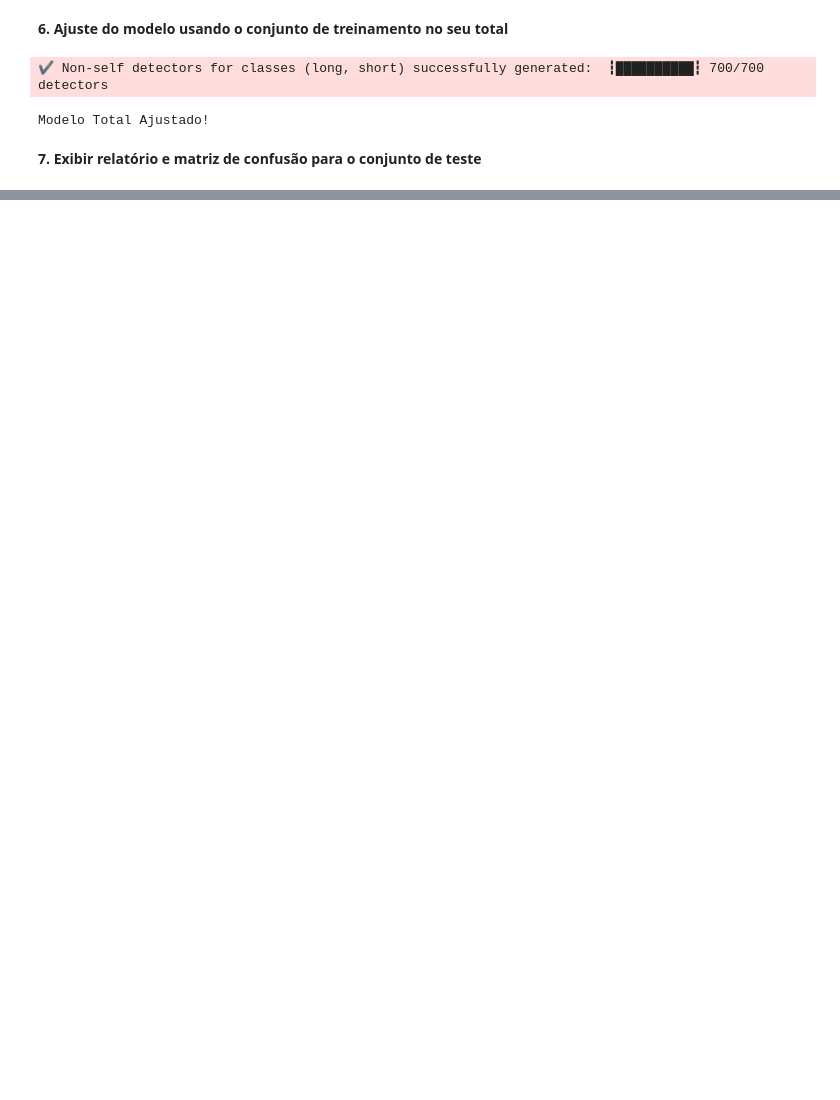
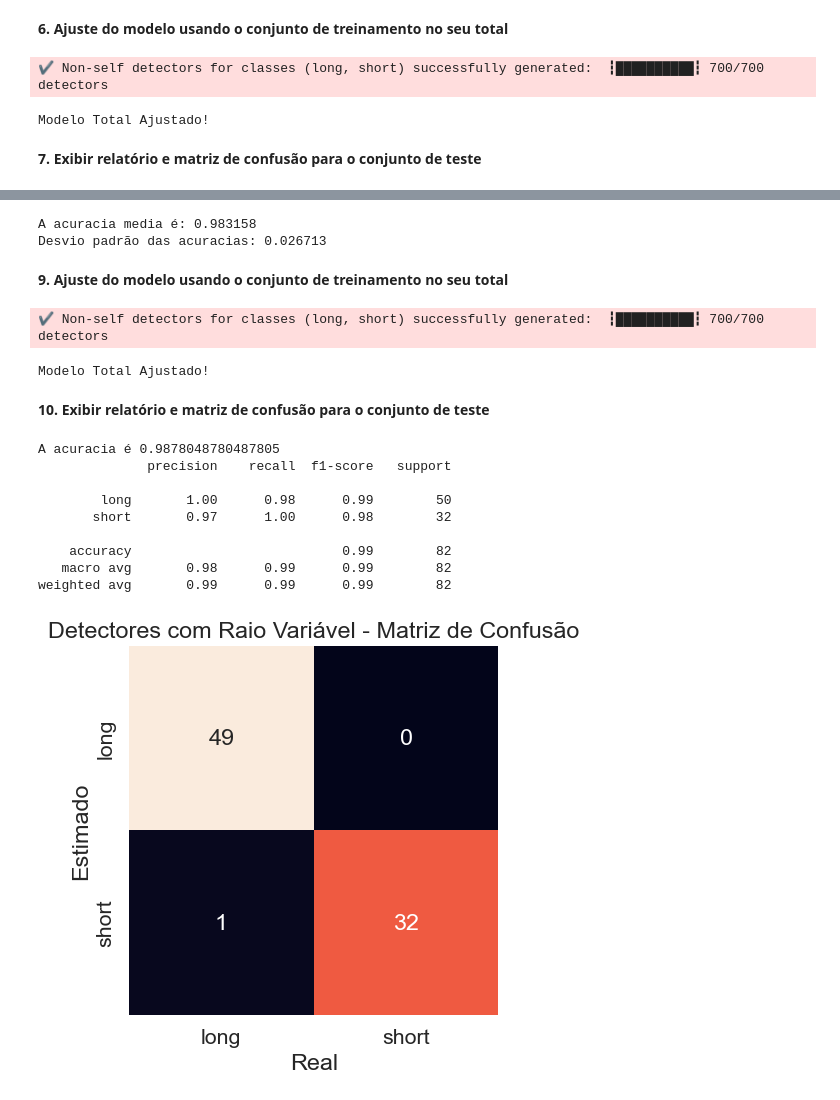
Before and after one commit to AIS-Package/aisp, a Jupyter notebook: examples/RNSA/geyser_dataBase_example_pt-br.ipynb, the cells around one changed output, grey strips where cells are left out. Saved outputs shown, nothing was run; the diff lists cells and outputs as text; code cells hidden in the pictures; blank space fills up the shorter version.

```diff
--- a/examples/RNSA/geyser_dataBase_example_pt-br.ipynb
+++ b/examples/RNSA/geyser_dataBase_example_pt-br.ipynb
@@ -101,0 +110,58 @@ weighted avg       0.97      0.96      0.96        82
+# %%
+accuracy_list = list()
+
+# Model Initialization
+nsa = RNSA(N=350, r=0.05, r_s=0.01, algorithm='V-detector')
+for i in range(0, 50):
+    # Dividir o conjunto de treinamento, separando 1/10 dos dados para validação.
+    train_model_x, valid_x, train__model_y, valid_y = train_test_split(train_x, train_y, test_size=0.1)
+
+    # Ajustar o modelo usando os outros 90% dos dados
+    nsa.fit(train_model_x, train__model_y, verbose=False)
+
+    # Calculo de acurácia para conjunto de validação:
+    prev_y = nsa.predict(valid_x)
+    accuracy_list.append(accuracy_score(prev_y, valid_y))
+
+# Exibir a acurácia média e seu desvio padrão
+print(f"A acuracia media é: {np.average(np.array(accuracy_list)):.6f}")
+print(f"Desvio padrão das acuracias: {np.std(np.array(accuracy_list)):.6f}")
+# %% [output]
+A acuracia media é: 0.983158
+Desvio padrão das acuracias: 0.026713
+# %% [markdown]
+**9. Ajuste do modelo usando o conjunto de treinamento no seu total**
+# %%
+# Criando o modelo com todos os dados separados para treinamento.
+nsa.fit(train_x, train_y)
+print('Modelo Total Ajustado!')
+# %% [output]
+✔ Non-self detectors for classes (long, short) successfully generated:  ┇██████████┇ 700/700 detectors
+Modelo Total Ajustado!
+# %% [markdown]
+**10. Exibir relatório e matriz de confusão para o conjunto de teste**
+# %%
+# Prevendo às classes com as amostras de teste.
+prev_y = nsa.predict(test_x)
+# Mostrando a acurácia das previsões para os dados reais.
+print(f"A acuracia é {accuracy_score(prev_y, test_y)}")
+print(classification_report(test_y, prev_y))
+# Gerando a matriz de confusão e plotando de forma gráfica.
+mat = confusion_matrix(y_true=test_y, y_pred=prev_y)
+sns.set(font_scale=1.4)
+plt.title("Detectores com Raio Variável - Matriz de Confusão")
+sns.heatmap(mat.T, square=True, annot=True, fmt='d', cbar=False, xticklabels=nsa.classes, yticklabels=nsa.classes)
+plt.xlabel('Real')
+plt.ylabel('Estimado')
+plt.show()
+# %% [output]
+A acuracia é 0.9878048780487805
+              precision    recall  f1-score   support
+
+        long       1.00      0.98      0.99        50
+       short       0.97      1.00      0.98        32
+
+    accuracy                           0.99        82
+   macro avg       0.98      0.99      0.99        82
+weighted avg       0.99      0.99      0.99        82
+[figure, added]
```
Also changed, not shown: parts of 6 cells of this notebook, 15 other files.
